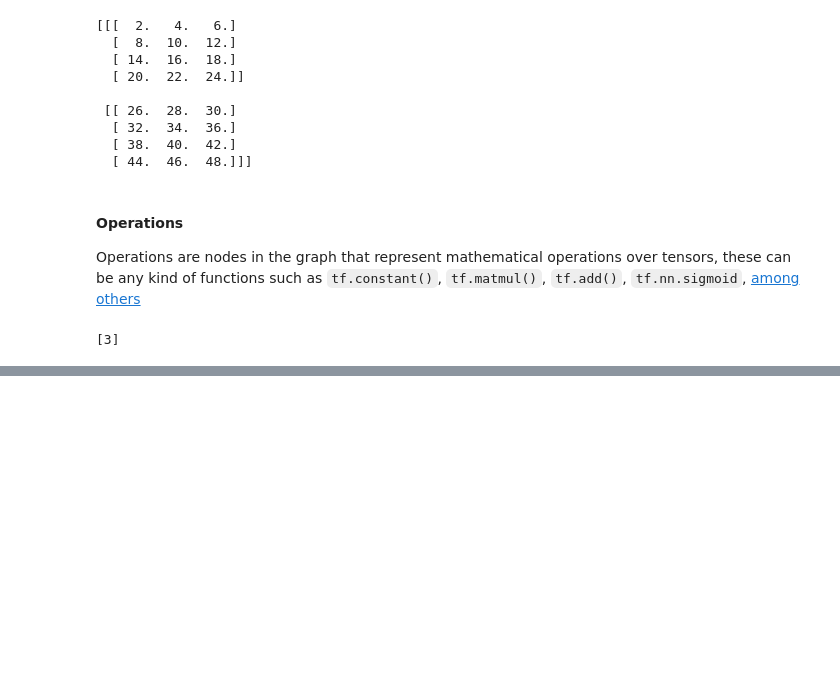
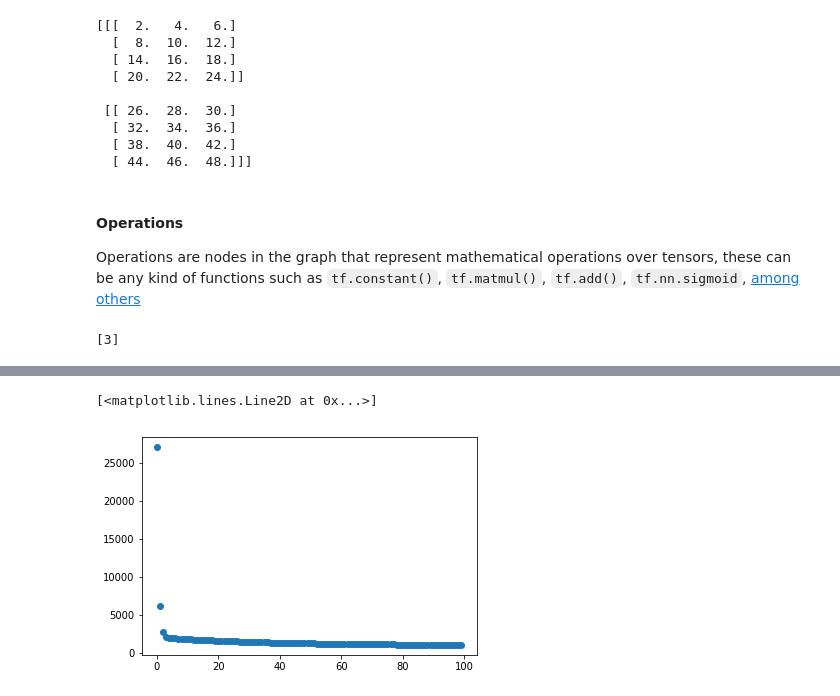
Before and after one commit to nabeelvalley/docs, a Jupyter notebook: dsx-with-python/notebooks/deep-learning-with-tensorflow.ipynb, the cells around one changed output, grey strips where cells are left out. Saved outputs shown, nothing was run; the diff lists cells and outputs as text; code cells hidden in the pictures; blank space fills up the shorter version.

```diff
--- a/dsx-with-python/notebooks/deep-learning-with-tensorflow.ipynb
+++ b/dsx-with-python/notebooks/deep-learning-with-tensorflow.ipynb
@@ -233,0 +324,2 @@ with tf.Session(graph=graph5) as sess:
+# %%
+optimizer = tf.train.GradientDescentOptimizer(0.05)
@@ -233,0 +330,2 @@ with tf.Session(graph=graph5) as sess:
+# %%
+train = optimizer.minimize(loss)
@@ -233,0 +336,14 @@ with tf.Session(graph=graph5) as sess:
+# %%
+init = tf.global_variables_initializer()
+# %%
+loss_values = []
+train_data = []
+
+with tf.Session() as sess:
+    sess.run(init)
+    for step in range(100):
+        _, loss_val, a_val, b_val = sess.run([train, loss, a, b])
+        loss_values.append(loss_val)
+        if step % 5 == 0:
+            print(step, loss_val, a_val, b_val)
+            train_data.append([a_val, b_val])
@@ -233,0 +371,5 @@ with tf.Session(graph=graph5) as sess:
+# %%
+plt.plot(loss_values, 'o')
+# %% [output]
+[<matplotlib.lines.Line2D at 0x...>]
+[figure, added]
```
Also changed, not shown: parts of 17 cells of this notebook.
